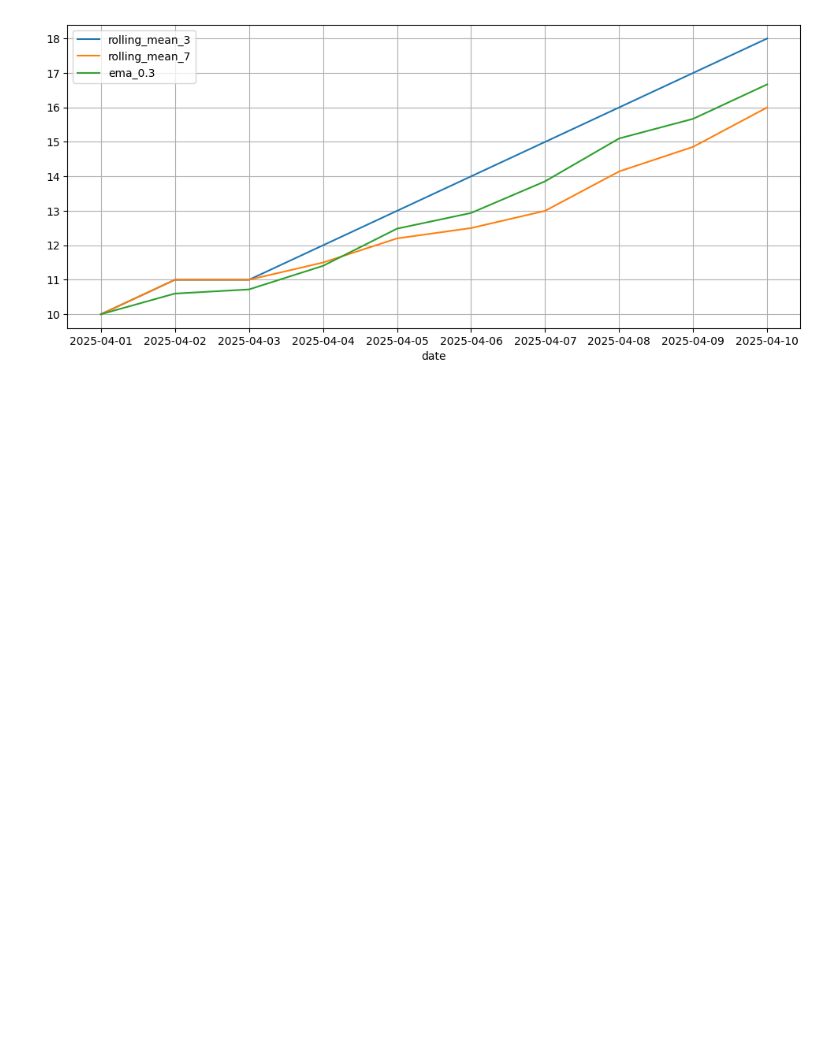
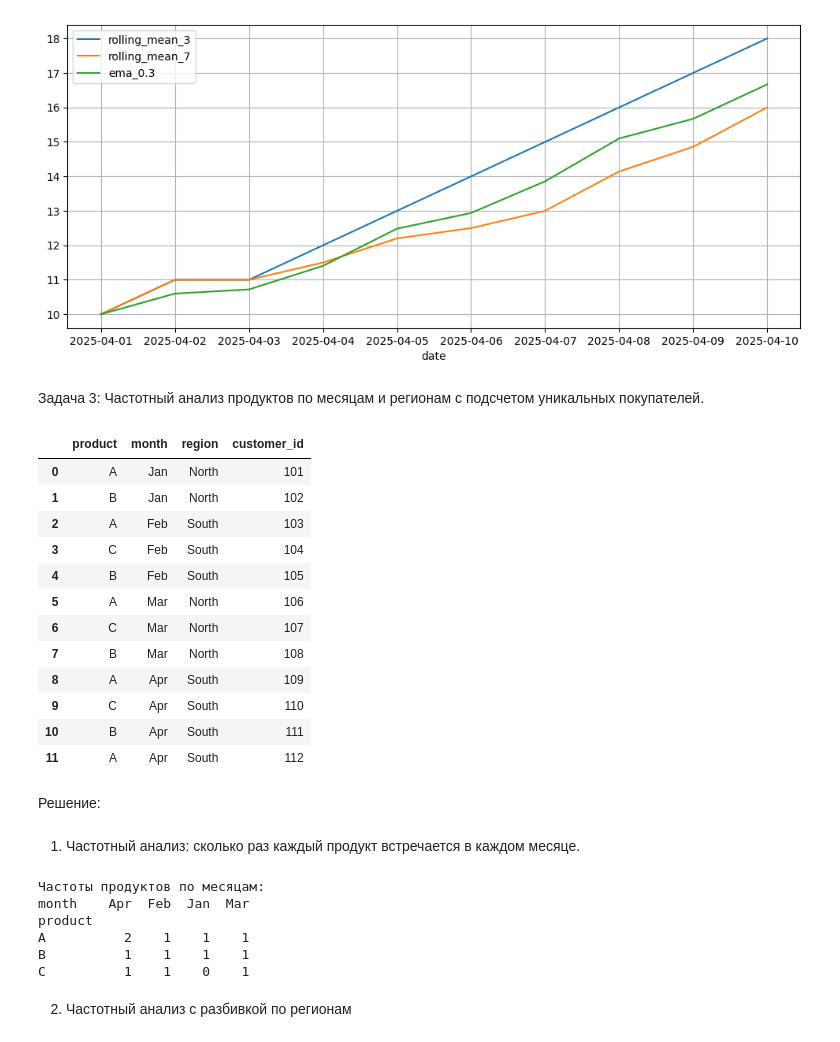
Before and after one commit to 88alexinho/analyzing_tasks_from_interviews, a Jupyter notebook: ex_file.ipynb, the cells around one changed output. Cells and saved outputs as stored; diff of their text form; code cells hidden in the pictures; blank space fills up the shorter version.

```diff
--- a/ex_file.ipynb
+++ b/ex_file.ipynb
@@ -241,3 +251,5 @@ plt.grid()
 
 # Благодаря min_periods=1 в .rolling() первые значения не будут NaN, а будут усреднены по доступным данным. Это удобно для временных рядов с небольшим количеством данных.
 # Добавление нескольких скользящих средних с разными параметрами и EMA позволяет анализировать тренды и сглаживать шум в данных. Это полезно для прогнозирования, выявления аномалий и визуализации.
+# %% [markdown]
+Задача 3: Частотный анализ продуктов по месяцам и регионам с подсчетом уникальных покупателей.
@@ -243,0 +270,41 @@ plt.grid()
+# %%
+data = {
+    'product': ['A', 'B', 'A', 'C', 'B', 'A', 'C', 'B', 'A', 'C', 'B', 'A'],
+    'month': ['Jan', 'Jan', 'Feb', 'Feb', 'Feb', 'Mar', 'Mar', 'Mar', 'Apr', 'Apr', 'Apr', 'Apr'],
+    'region': ['North', 'North', 'South', 'South', 'South', 'North', 'North', 'North', 'South', 'South', 'South', 'South'],
+    'customer_id': [101, 102, 103, 104, 105, 106, 107, 108, 109, 110, 111, 112]
+}
+
+df_3 = pd.DataFrame(data)
+df_3
+# %% [output]
+|  | product | month | region | customer_id |
+| 0 | A | Jan | North | 101 |
+| 1 | B | Jan | North | 102 |
+| 2 | A | Feb | South | 103 |
+| 3 | C | Feb | South | 104 |
+| 4 | B | Feb | South | 105 |
+| 5 | A | Mar | North | 106 |
+| 6 | C | Mar | North | 107 |
+| 7 | B | Mar | North | 108 |
+| 8 | A | Apr | South | 109 |
+| 9 | C | Apr | South | 110 |
+| 10 | B | Apr | South | 111 |
+| 11 | A | Apr | South | 112 |
+# %% [markdown]
+Решение:
+# %% [markdown]
+1. Частотный анализ: сколько раз каждый продукт встречается в каждом месяце.
+# %%
+freq_product_month = pd.crosstab(df_3['product'], df_3['month'])
+print("Частоты продуктов по месяцам:")
+print(freq_product_month)
+# %% [output]
+Частоты продуктов по месяцам:
+month    Apr  Feb  Jan  Mar
+product
+A          2    1    1    1
+B          1    1    1    1
+C          1    1    0    1
+# %% [markdown]
+2. Частотный анализ с разбивкой по регионам
```
Also changed, not shown: parts of 15 cells of this notebook.
